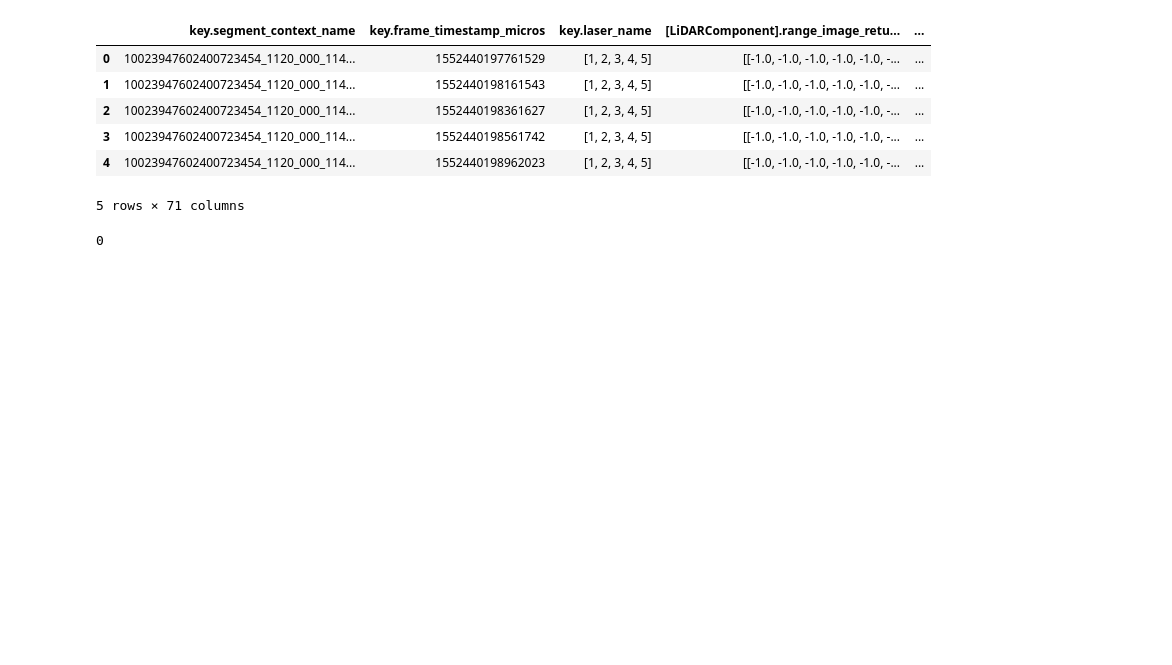
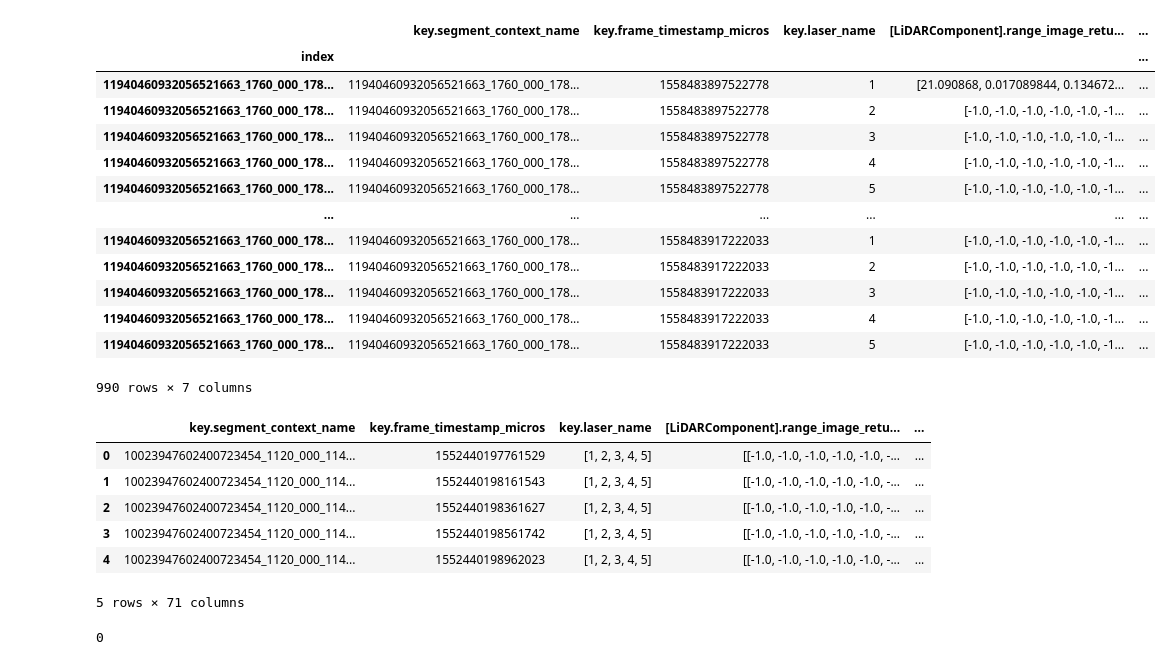
Before and after one commit to UTD-Autopilot/UncertaintyBEVMapping, a Jupyter notebook: notebooks/test_waymo.ipynb, the cells around one changed output. Drawn from its saved outputs; the diff is of its cells as text; code cells hidden in the pictures; blank space fills up the shorter version.

```diff
--- a/notebooks/test_waymo.ipynb
+++ b/notebooks/test_waymo.ipynb
@@ -146,3 +180,20 @@ Found 23 objects on lidar.key.segment_context_name='10023947602400723454_1120_00
+# %%
+lidar_df.compute()
+# %% [output]
+|  | key.segment_context_name | key.frame_timestamp_micros | key.laser_name | [LiDARComponent].range_image_retu... | ... |
+| index |  |  |  |  | ... |
+| 11940460932056521663_1760_000_178... | 11940460932056521663_1760_000_178... | 1558483897522778 | 1 | [21.090868, 0.017089844, 0.134672... | ... |
+| 11940460932056521663_1760_000_178... | 11940460932056521663_1760_000_178... | 1558483897522778 | 2 | [-1.0, -1.0, -1.0, -1.0, -1.0, -1... | ... |
+| 11940460932056521663_1760_000_178... | 11940460932056521663_1760_000_178... | 1558483897522778 | 3 | [-1.0, -1.0, -1.0, -1.0, -1.0, -1... | ... |
+| 11940460932056521663_1760_000_178... | 11940460932056521663_1760_000_178... | 1558483897522778 | 4 | [-1.0, -1.0, -1.0, -1.0, -1.0, -1... | ... |
+| 11940460932056521663_1760_000_178... | 11940460932056521663_1760_000_178... | 1558483897522778 | 5 | [-1.0, -1.0, -1.0, -1.0, -1.0, -1... | ... |
+| ... | ... | ... | ... | ... | ... |
+| 11940460932056521663_1760_000_178... | 11940460932056521663_1760_000_178... | 1558483917222033 | 1 | [-1.0, -1.0, -1.0, -1.0, -1.0, -1... | ... |
+| 11940460932056521663_1760_000_178... | 11940460932056521663_1760_000_178... | 1558483917222033 | 2 | [-1.0, -1.0, -1.0, -1.0, -1.0, -1... | ... |
+| 11940460932056521663_1760_000_178... | 11940460932056521663_1760_000_178... | 1558483917222033 | 3 | [-1.0, -1.0, -1.0, -1.0, -1.0, -1... | ... |
+| 11940460932056521663_1760_000_178... | 11940460932056521663_1760_000_178... | 1558483917222033 | 4 | [-1.0, -1.0, -1.0, -1.0, -1.0, -1... | ... |
+| 11940460932056521663_1760_000_178... | 11940460932056521663_1760_000_178... | 1558483917222033 | 5 | [-1.0, -1.0, -1.0, -1.0, -1.0, -1... | ... |
+990 rows × 7 columns
 # %%
 from waymo_open_dataset.v2.perception.context import LiDARCalibrationComponent, BeamInclination
 from waymo_open_dataset.v2.perception.base import SegmentLaserKey
```
Also changed, not shown: parts of 8 cells of this notebook, 26 other files.
